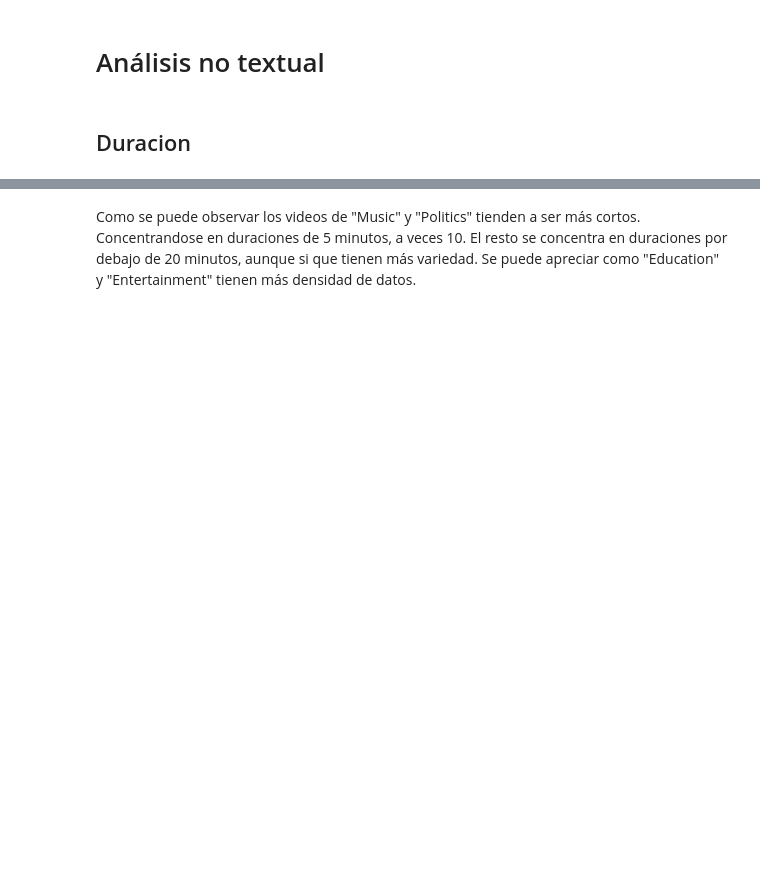
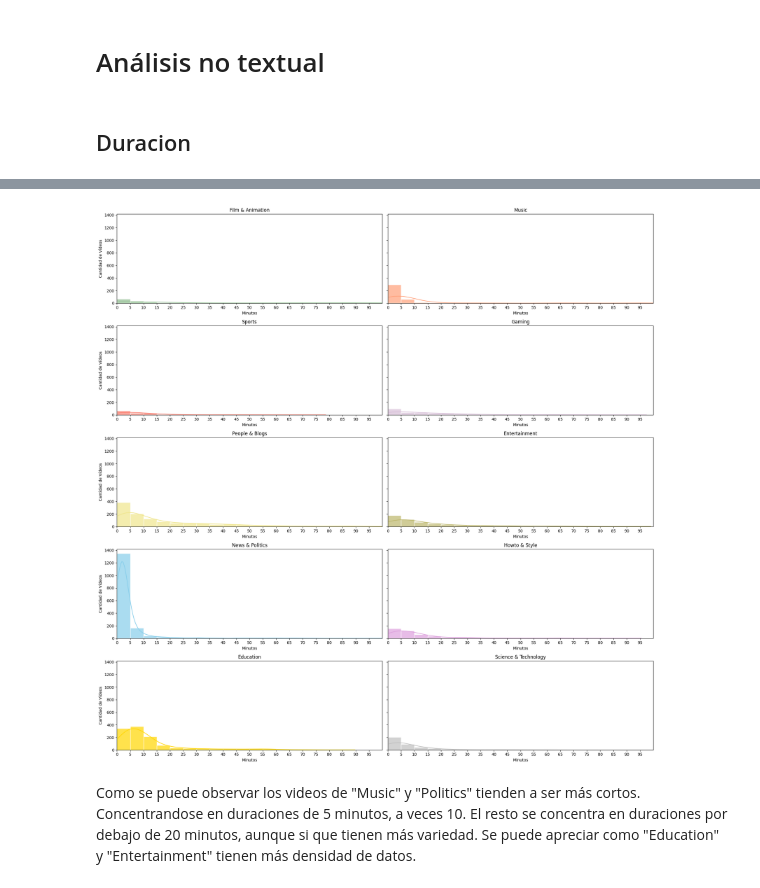
Before and after one commit to UCM-GIDIA-PD1/c2526-R1, a Jupyter notebook: src/analisis/analisis_generos.ipynb, the cells around one changed output, grey strips where cells are left out. Drawn from its saved outputs; the diff is of its cells as text; code cells hidden in the pictures; blank space fills up the shorter version.

```diff
--- a/src/analisis/analisis_generos.ipynb
+++ b/src/analisis/analisis_generos.ipynb
@@ -168,3 +164,19 @@ plt.show()
+# %%
+# Configuración
+fig, ax = plt.subplots(5, 2, figsize=(20, 20), sharey=True)
+
+ax = ax.flatten()
+colores = ['darkseagreen', 'lightsalmon', 'salmon', 'thistle', 'khaki', 'darkkhaki', 'skyblue', 'plum', "gold", 'silver',
+           'darkseagreen', 'lightsalmon', 'salmon', 'thistle', 'khaki', 'darkkhaki', 'skyblue', 'plum', "gold", 'silver']
+i = 0
+for clave, valor in list(diccionario_generos_fil.items()):
+    utils.graficar_histograma_duracion(diccionario_generos_fil[clave], clave, ax[i], colores[i])
+    i += 1
+
+plt.tight_layout()
+plt.show()
+# %% [output]
+[figure, added]
 # %% [markdown]
 Como se puede observar los videos de "Music" y "Politics" tienden a ser más cortos. Concentrandose en duraciones de 5 minutos, a veces 10.
 El resto se concentra en duraciones por debajo de 20 minutos, aunque si que tienen más variedad.
```
Also changed, not shown: parts of 14 cells of this notebook, 2 other files.
